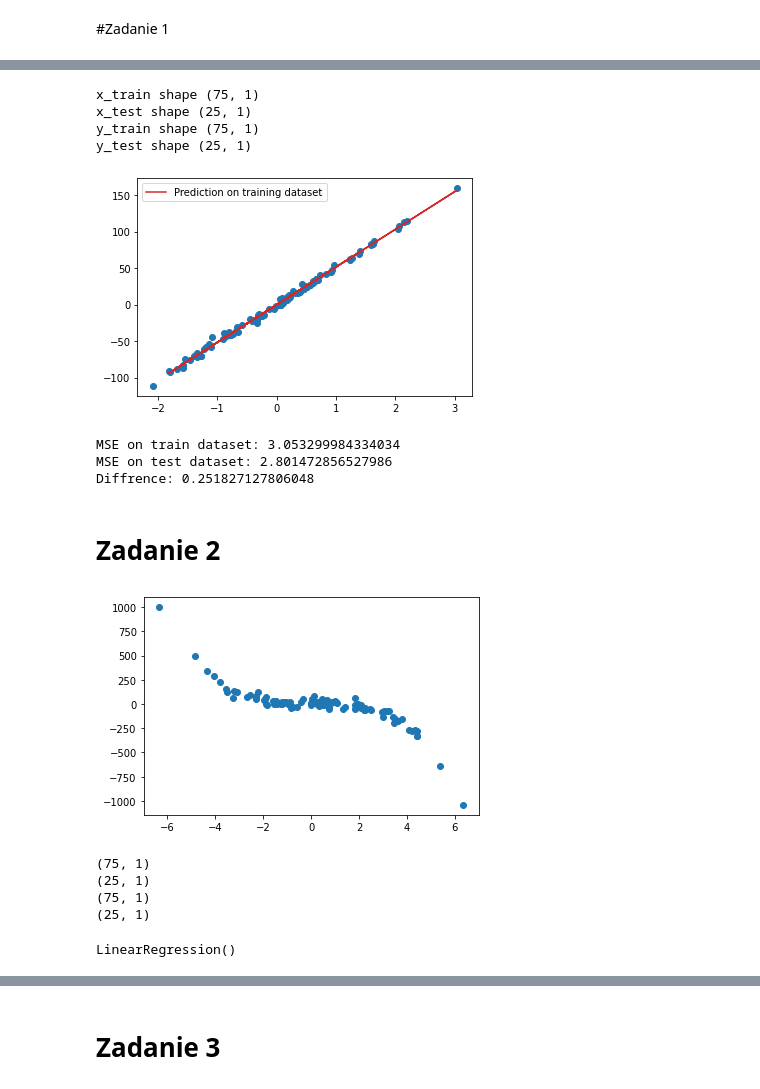
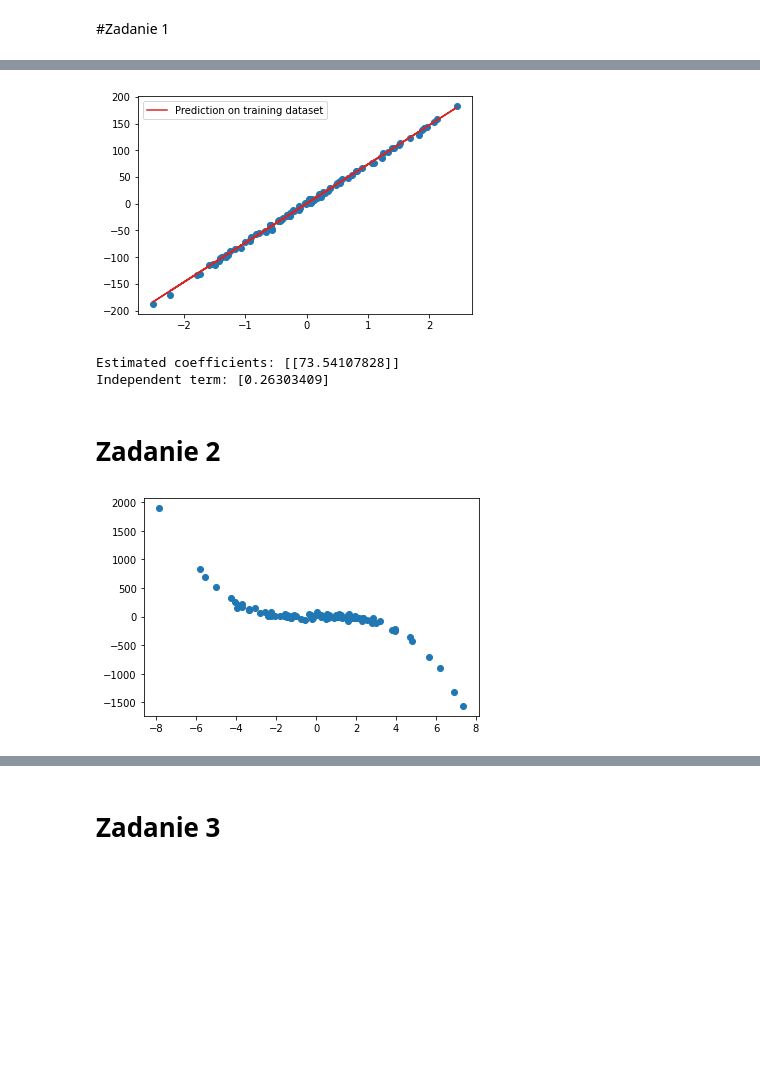
Before and after one commit to 11jolek11/BigData, a Jupyter notebook: List1.ipynb, the cells around one changed output, grey strips where cells are left out. Cells and saved outputs as stored; diff of their text form; code cells hidden in the pictures; blank space fills up the shorter version.

```diff
--- a/List1.ipynb
+++ b/List1.ipynb
@@ -46,16 +48,0 @@ plt.show()
-# %%
-x_train, x_test, y_train, y_test = train_test_split(x_data, y_data)
-
-y_train = y_train.reshape(-1, 1)
-y_test = y_test.reshape(-1, 1)
-
-print(f'x_train shape {x_train.shape}')
-print(f'x_test shape {x_test.shape}')
-print(f'y_train shape {y_train.shape}')
-print(f'y_test shape {y_test.shape}')
-# TODO: Add cross validation for another linear models
-# %% [output]
-x_train shape (75, 1)
-x_test shape (25, 1)
-y_train shape (75, 1)
-y_test shape (25, 1)
@@ -62,4 +55,5 @@ y_test shape (25, 1)
 # %%
+# Tworzenie modelu oraz estymacja parametrów
 linreg = LinearRegression().fit(x_train,
                                 y_train)
 
@@ -78,55 +72,34 @@ plt.plot(x_test, y_test_predict, color='tab:red',
 plt.legend()
 plt.show()
 
-# test_mse = mean_squared_error(y_test_predict, x_test, squared=False)
-# train_mse = mean_squared_error(y_train_predict, x_train, squared=False)
-
-test_mse = mean_squared_error(y_test, y_test_predict, squared=False)
-train_mse = mean_squared_error(y_train, y_train_predict, squared=False)
-
-print(f'MSE on train dataset: {train_mse}')
-print(f'MSE on test dataset: {test_mse}')
-print(f'Diffrence: {abs(train_mse - test_mse)}')
+print(f'Estimated coefficients: {linreg.coef_}')
+print(f'Independent term: {linreg.intercept_}')
 # %% [output]
-[figure, old version]
+[figure, new version]
-MSE on train dataset: 3.053299984334034
-MSE on test dataset: 2.801472856527986
-Diffrence: 0.251827127806048
+Estimated coefficients: [[73.54107828]]
+Independent term: [0.26303409]
 # %% [markdown]
 # Zadanie 2
 # %%
 def make_polynomial_regression(n_samples=100.0, noise=0.1,
                                degree=2, x_axis_span=2.5):
-    X = x_axis_span*np.random.randn(n_samples, 1)
-    y = 4 + 2*X + (-4)*X**degree + noise*np.random.randn(n_samples, 1)
+    """
+    Funkcja generująca dane dla regresji wielomianowej.
+    Funckja odpowiadająca za generowanie danych:
+    -4*X^degree + 2*X + 4 + szum z rozkładu normalnego
+    """
+    X = x_axis_span*np.random.randn(n_samples)
+    y = 4 + 2*X + (-4)*X**degree + noise*np.random.randn(n_samples)
     return X, y, degree
 
 
 n = 100
 noise = 30
+
+# Generowanie danych
 x_data, y_data, degree = make_polynomial_regression(n, noise, 3)
 
 plt.scatter(x_data, y_data)
 plt.show()
 # %% [output]
-[figure, old version]
+[figure, new version]
-# %%
-x_train, x_test, y_train, y_test = train_test_split(x_data, y_data)
-
-for one_set in (x_train, x_test, y_train, y_test):
-    print(one_set.shape)
-# %% [output]
-(75, 1)
-(25, 1)
-(75, 1)
-(25, 1)
-# %%
-poly_features = PolynomialFeatures(degree=3, include_bias=False)
-x_data_poly = poly_features.fit_transform(x_data)
-
-reg = LinearRegression()
-reg.fit(x_data_poly, y_data)
-
-# TODO: split datasets on train and test
-# %% [output]
-LinearRegression()
```
Also changed, not shown: parts of 17 cells of this notebook.
